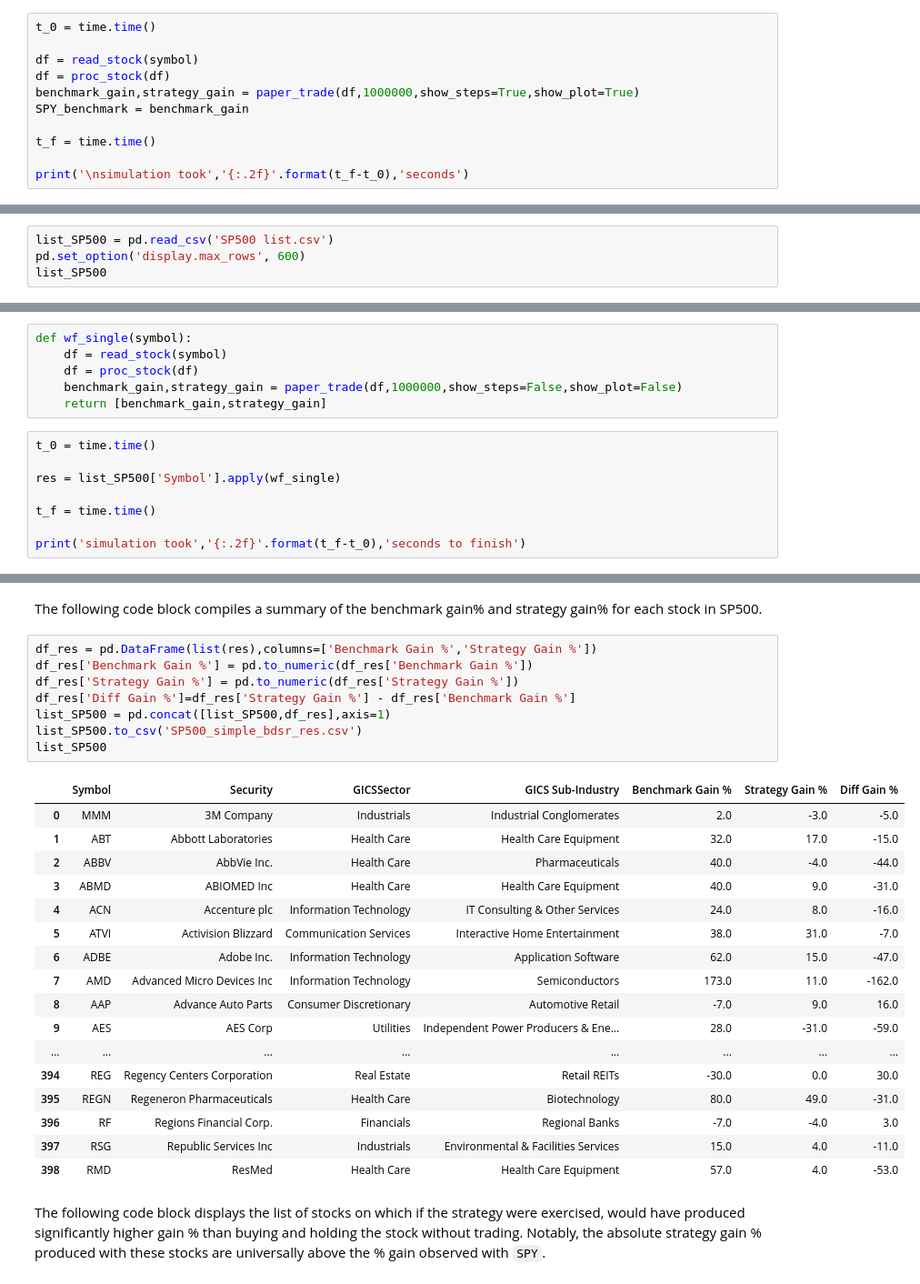
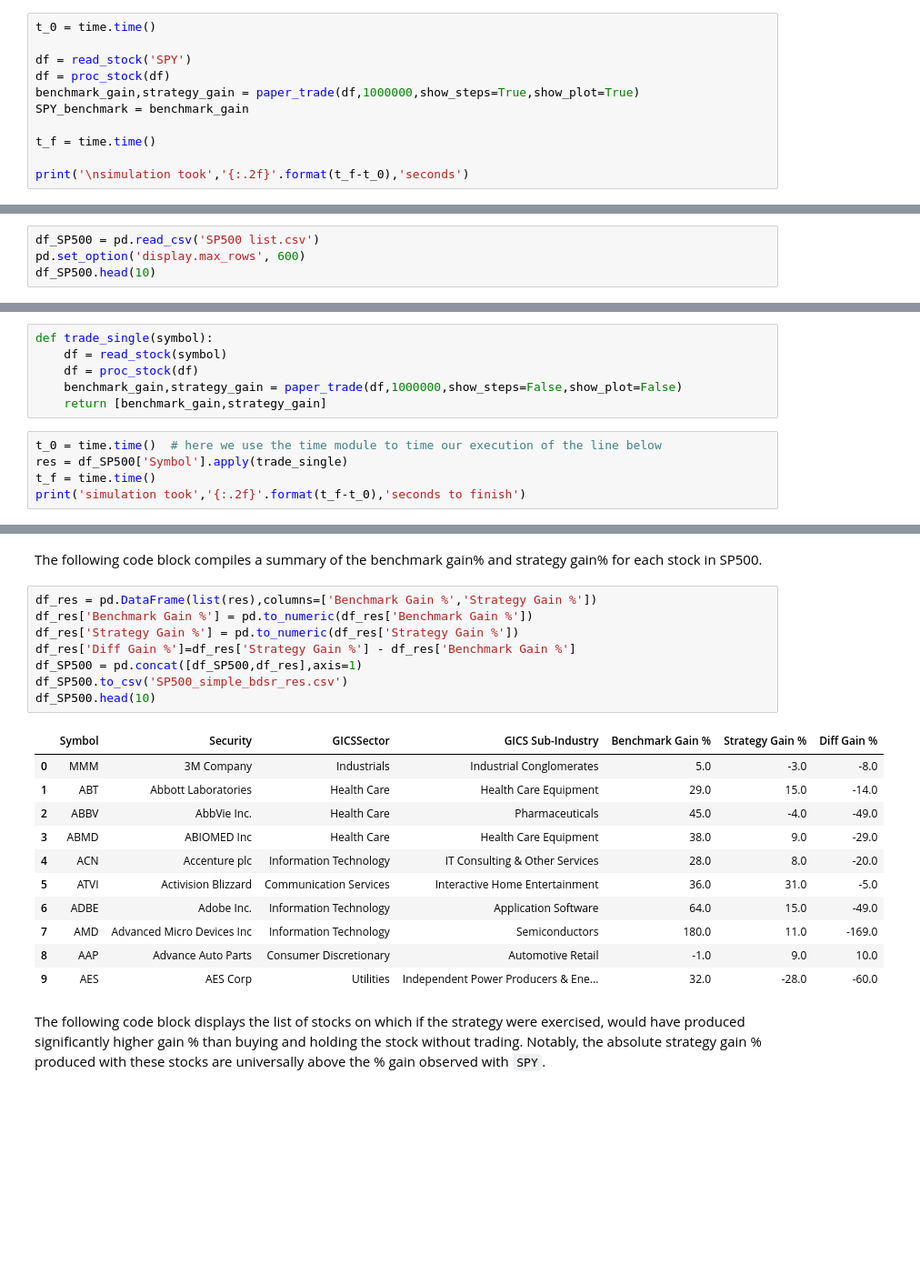
Before and after one commit to smarkzheng/stock2, a Jupyter notebook: ep1_simple_bdsr.ipynb, the cells around one changed output, grey strips where cells are left out. Shown at 91% size. Drawn from its saved outputs; the diff is of its cells as text; blank space fills up the shorter version.

```diff
--- a/ep1_simple_bdsr.ipynb
+++ b/ep1_simple_bdsr.ipynb
@@ -110,7 +139,7 @@ def paper_trade(df,cash,show_steps,show_plot):
 # %%
 t_0 = time.time()
 
-df = read_stock(symbol)
+df = read_stock('SPY')
 df = proc_stock(df)
 benchmark_gain,strategy_gain = paper_trade(df,1000000,show_steps=True,show_plot=True)
 SPY_benchmark = benchmark_gain
@@ -142,9 +171,9 @@ As can be seen from the figure above, the overall gain provided by the strategy
 
 It is of interest to observe the performance characteristics of the aforementioned strategy on other SP500 stocks, **without tuning of** $n$, $d$ and $r$.  One can adjust the three parameters in the trading strategy to maximize the gain from exercising this strategy on a particular stock.  However, such optimization is not the objective of the exploration discussed in this section.  The objective of this section is to develop a 'feeling' of how this strategy would generate qualitatively different performance characteristics when it is applied to a variety of SP500 stocks. The following line of code loads a pre-made list of SP500 stocks stored in `SP500 list.csv`.
 # %%
-list_SP500 = pd.read_csv('SP500 list.csv')
+df_SP500 = pd.read_csv('SP500 list.csv')
 pd.set_option('display.max_rows', 600)
-list_SP500
+df_SP500.head(10)
 # %% [output]
 |  | Symbol | Security | GICSSector | GICS Sub-Industry |
 | 0 | MMM | 3M Company | Industrials | Industrial Conglomerates |
@@ -168,15 +191,12 @@ Below we pacakge the aforementioned workflow developed to perform paper trading
 # %%
-def wf_single(symbol):
+def trade_single(symbol):
     df = read_stock(symbol)
     df = proc_stock(df)
     benchmark_gain,strategy_gain = paper_trade(df,1000000,show_steps=False,show_plot=False)
     return [benchmark_gain,strategy_gain]
 # %%
-t_0 = time.time()
-
-res = list_SP500['Symbol'].apply(wf_single)
-
+t_0 = time.time()  # here we use the time module to time our execution of the line below
+res = df_SP500['Symbol'].apply(trade_single)
 t_f = time.time()
-
 print('simulation took','{:.2f}'.format(t_f-t_0),'seconds to finish')
 # %% [output]
@@ -186,29 +206,23 @@ The following code block compiles a summary of the benchmark gain% and strategy
 # %%
 df_res = pd.DataFrame(list(res),columns=['Benchmark Gain %','Strategy Gain %'])
 df_res['Benchmark Gain %'] = pd.to_numeric(df_res['Benchmark Gain %'])
 df_res['Strategy Gain %'] = pd.to_numeric(df_res['Strategy Gain %'])
 df_res['Diff Gain %']=df_res['Strategy Gain %'] - df_res['Benchmark Gain %']
-list_SP500 = pd.concat([list_SP500,df_res],axis=1)
-list_SP500.to_csv('SP500_simple_bdsr_res.csv')
-list_SP500
+df_SP500 = pd.concat([df_SP500,df_res],axis=1)
+df_SP500.to_csv('SP500_simple_bdsr_res.csv')
+df_SP500.head(10)
 # %% [output]
 |  | Symbol | Security | GICSSector | GICS Sub-Industry | Benchmark Gain % | Strategy Gain % | Diff Gain % |
-| 0 | MMM | 3M Company | Industrials | Industrial Conglomerates | 2.0 | -3.0 | -5.0 |
-| 1 | ABT | Abbott Laboratories | Health Care | Health Care Equipment | 32.0 | 17.0 | -15.0 |
-| 2 | ABBV | AbbVie Inc. | Health Care | Pharmaceuticals | 40.0 | -4.0 | -44.0 |
-| 3 | ABMD | ABIOMED Inc | Health Care | Health Care Equipment | 40.0 | 9.0 | -31.0 |
-| 4 | ACN | Accenture plc | Information Technology | IT Consulting & Other Services | 24.0 | 8.0 | -16.0 |
-| 5 | ATVI | Activision Blizzard | Communication Services | Interactive Home Entertainment | 38.0 | 31.0 | -7.0 |
-| 6 | ADBE | Adobe Inc. | Information Technology | Application Software | 62.0 | 15.0 | -47.0 |
-| 7 | AMD | Advanced Micro Devices Inc | Information Technology | Semiconductors | 173.0 | 11.0 | -162.0 |
-| 8 | AAP | Advance Auto Parts | Consumer Discretionary | Automotive Retail | -7.0 | 9.0 | 16.0 |
-| 9 | AES | AES Corp | Utilities | Independent Power Producers & Ene... | 28.0 | -31.0 | -59.0 |
-| ... | ... | ... | ... | ... | ... | ... | ... |
-| 394 | REG | Regency Centers Corporation | Real Estate | Retail REITs | -30.0 | 0.0 | 30.0 |
-| 395 | REGN | Regeneron Pharmaceuticals | Health Care | Biotechnology | 80.0 | 49.0 | -31.0 |
-| 396 | RF | Regions Financial Corp. | Financials | Regional Banks | -7.0 | -4.0 | 3.0 |
-| 397 | RSG | Republic Services Inc | Industrials | Environmental & Facilities Services | 15.0 | 4.0 | -11.0 |
-| 398 | RMD | ResMed | Health Care | Health Care Equipment | 57.0 | 4.0 | -53.0 |
+| 0 | MMM | 3M Company | Industrials | Industrial Conglomerates | 5.0 | -3.0 | -8.0 |
+| 1 | ABT | Abbott Laboratories | Health Care | Health Care Equipment | 29.0 | 15.0 | -14.0 |
+| 2 | ABBV | AbbVie Inc. | Health Care | Pharmaceuticals | 45.0 | -4.0 | -49.0 |
+| 3 | ABMD | ABIOMED Inc | Health Care | Health Care Equipment | 38.0 | 9.0 | -29.0 |
+| 4 | ACN | Accenture plc | Information Technology | IT Consulting & Other Services | 28.0 | 8.0 | -20.0 |
+| 5 | ATVI | Activision Blizzard | Communication Services | Interactive Home Entertainment | 36.0 | 31.0 | -5.0 |
+| 6 | ADBE | Adobe Inc. | Information Technology | Application Software | 64.0 | 15.0 | -49.0 |
+| 7 | AMD | Advanced Micro Devices Inc | Information Technology | Semiconductors | 180.0 | 11.0 | -169.0 |
+| 8 | AAP | Advance Auto Parts | Consumer Discretionary | Automotive Retail | -1.0 | 9.0 | 10.0 |
+| 9 | AES | AES Corp | Utilities | Independent Power Producers & Ene... | 32.0 | -28.0 | -60.0 |
 # %% [markdown]
 The following code block displays the list of stocks on which if the strategy were exercised, would have produced significantly higher gain % than buying and holding the stock without trading.  Notably, the absolute strategy gain % produced with these stocks are universally above the % gain observed with `SPY`.
 # %%
```
Also changed, not shown: parts of 19 cells of this notebook.
